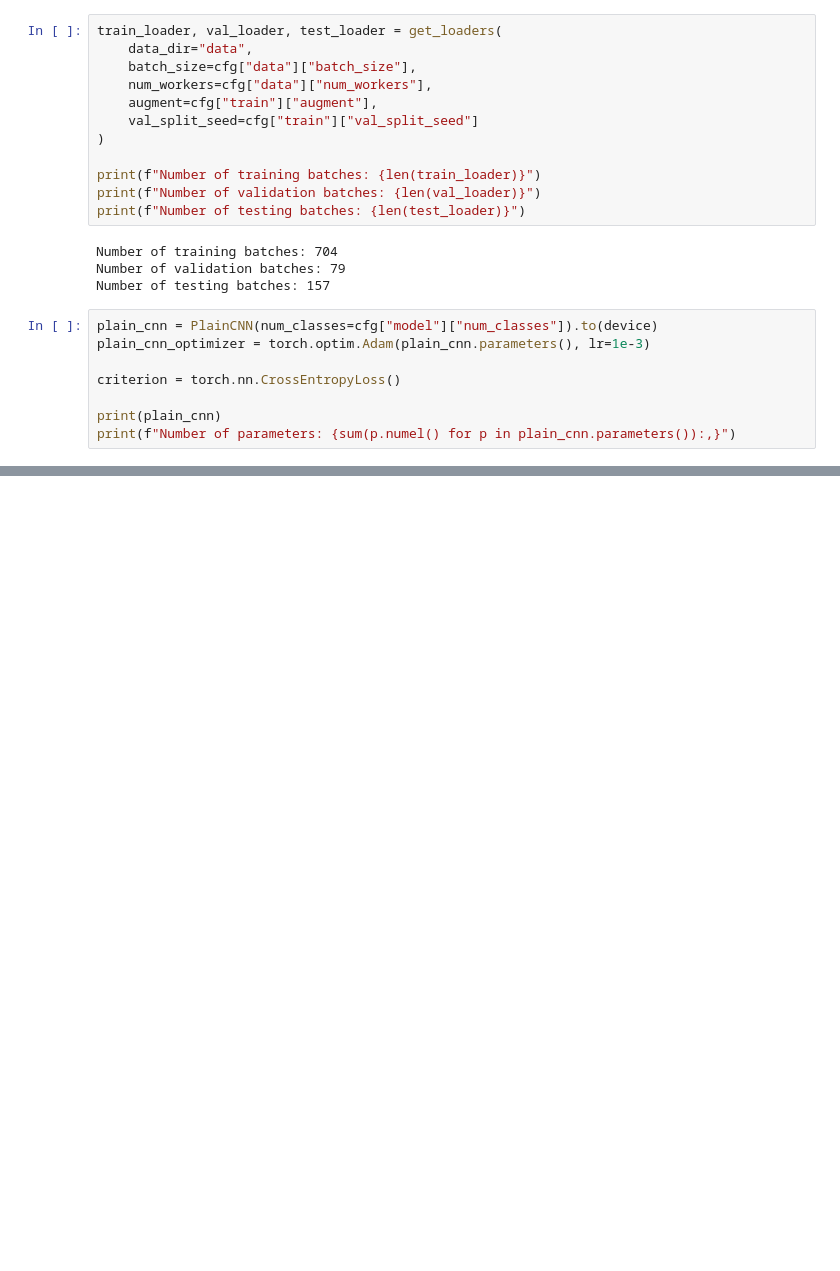
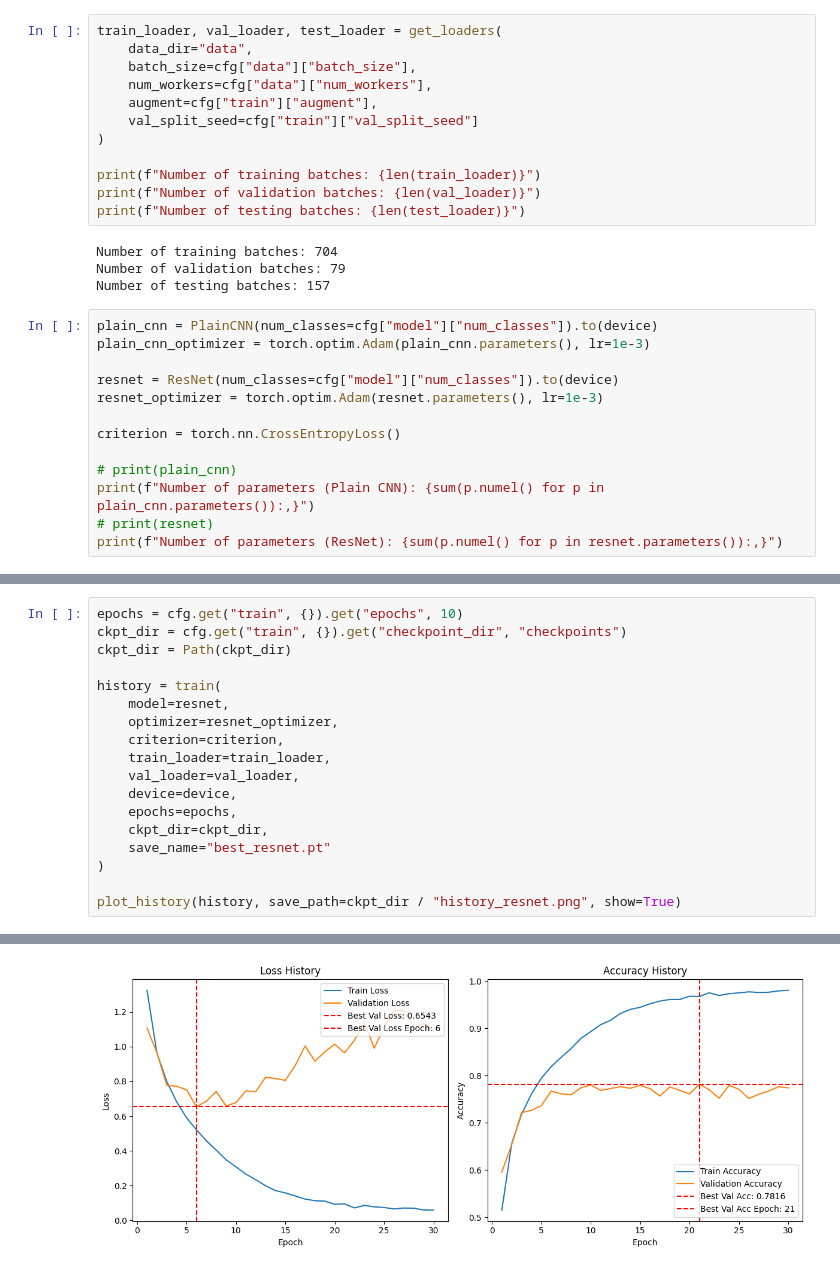
Before and after one commit to kimhs0716/cnn-resnet-comparison, a Jupyter notebook: scripts/main.ipynb, the cells around one changed output, grey strips where cells are left out. Saved outputs shown, nothing was run; the diff lists cells and outputs as text; blank space fills up the shorter version.

```diff
--- a/scripts/main.ipynb
+++ b/scripts/main.ipynb
@@ -48,8 +48,13 @@ Number of testing batches: 157
 plain_cnn = PlainCNN(num_classes=cfg["model"]["num_classes"]).to(device)
 plain_cnn_optimizer = torch.optim.Adam(plain_cnn.parameters(), lr=1e-3)
 
+resnet = ResNet(num_classes=cfg["model"]["num_classes"]).to(device)
+resnet_optimizer = torch.optim.Adam(resnet.parameters(), lr=1e-3)
+
 criterion = torch.nn.CrossEntropyLoss()
 
-print(plain_cnn)
-print(f"Number of parameters: {sum(p.numel() for p in plain_cnn.parameters()):,}")
+# print(plain_cnn)
+print(f"Number of parameters (Plain CNN): {sum(p.numel() for p in plain_cnn.parameters()):,}")
+# print(resnet)
+print(f"Number of parameters (ResNet): {sum(p.numel() for p in resnet.parameters()):,}")
 # %% [output]
@@ -118,0 +111,19 @@ Test Loss: 0.6445 | Test Acc: 0.8261
+# %%
+epochs = cfg.get("train", {}).get("epochs", 10)
+ckpt_dir = cfg.get("train", {}).get("checkpoint_dir", "checkpoints")
+ckpt_dir = Path(ckpt_dir)
+
+history = train(
+    model=resnet,
+    optimizer=resnet_optimizer,
+    criterion=criterion,
+    train_loader=train_loader,
+    val_loader=val_loader,
+    device=device,
+    epochs=epochs,
+    ckpt_dir=ckpt_dir,
+    save_name="best_resnet.pt"
+)
+
+plot_history(history, save_path=ckpt_dir / "history_resnet.png", show=True)
+# %% [output]
@@ -118,0 +147 @@ Test Loss: 0.6445 | Test Acc: 0.8261
+[figure, added]
```
Also changed, not shown: parts of 6 cells of this notebook, 3 other files.
